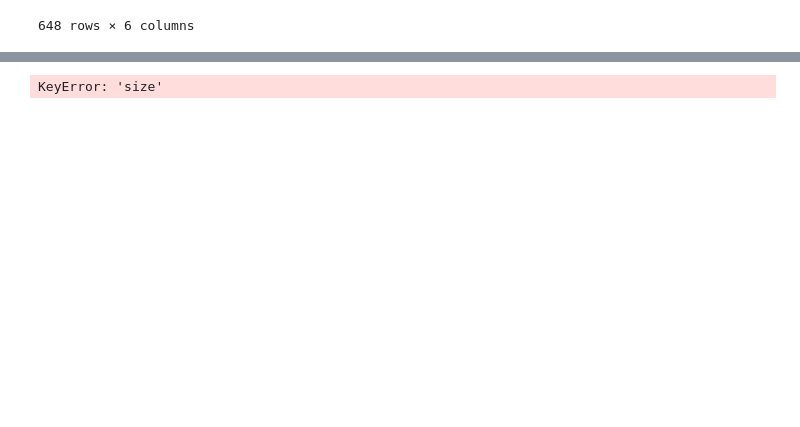
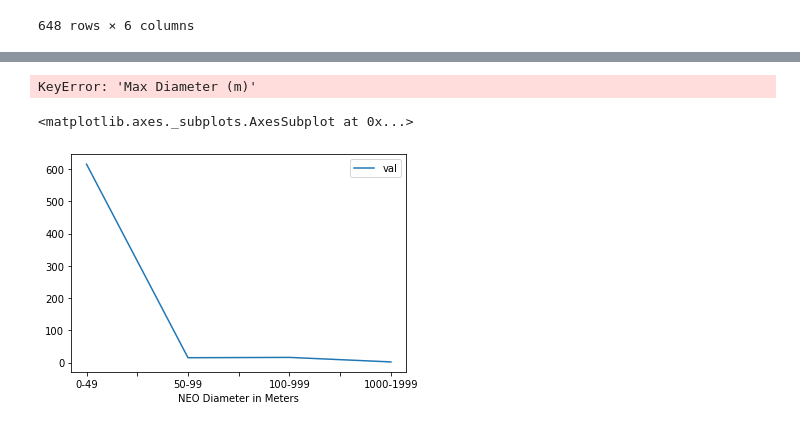
Before and after one commit to doublealogic/armageddon-neo-objects-space-junk, a Jupyter notebook: Data_Retrieval/neo.ipynb, the cells around one changed output, grey strips where cells are left out. Drawn from its saved outputs; the diff is of its cells as text; code cells hidden in the pictures; blank space fills up the shorter version.

Commit message:
added graphs noon

```diff
--- a/Data_Retrieval/neo.ipynb
+++ b/Data_Retrieval/neo.ipynb
@@ -178,6 +201,14 @@ group_labels = ["0 to 49 m", "50 to 99 m", "100 to 999m", "1000 to 2000 m"]
 # %%
 past_neo_df = pd.DataFrame({'NEO Diameter in Meters':['0-49', '50-99', '100-999','1000-1999'], 'val':[615, 15, 16, 2]})
-ax = past_neo_df.plot.bar(x='size', y='val', rot=0)
+ax = past_neo_df.plot.bar(x='Max Diameter (m)', y='val', rot=0)
 plt.show()
 # %% [output]
-KeyError: 'size'
+KeyError: 'Max Diameter (m)'
+# %%
+df_testing = past_neo_df.copy()
+df_testing.set_index("NEO Diameter in Meters", inplace = True)
+# %%
+df_testing.plot()
+# %% [output]
+<matplotlib.axes._subplots.AxesSubplot at 0x...>
+[figure, added]
```
Also changed, not shown: parts of 10 cells of this notebook, 3 other files.
